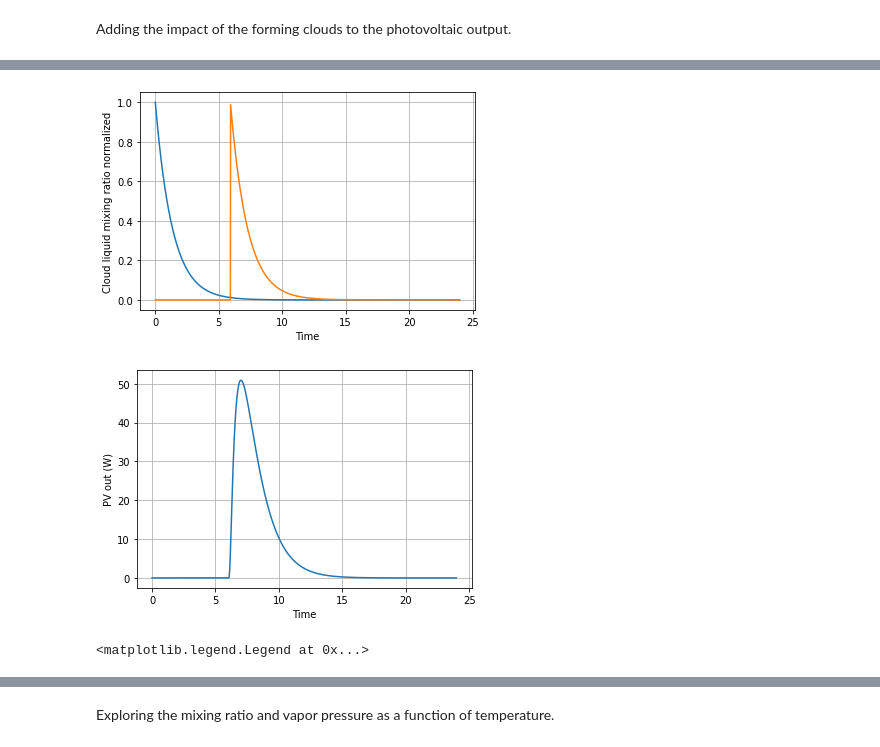
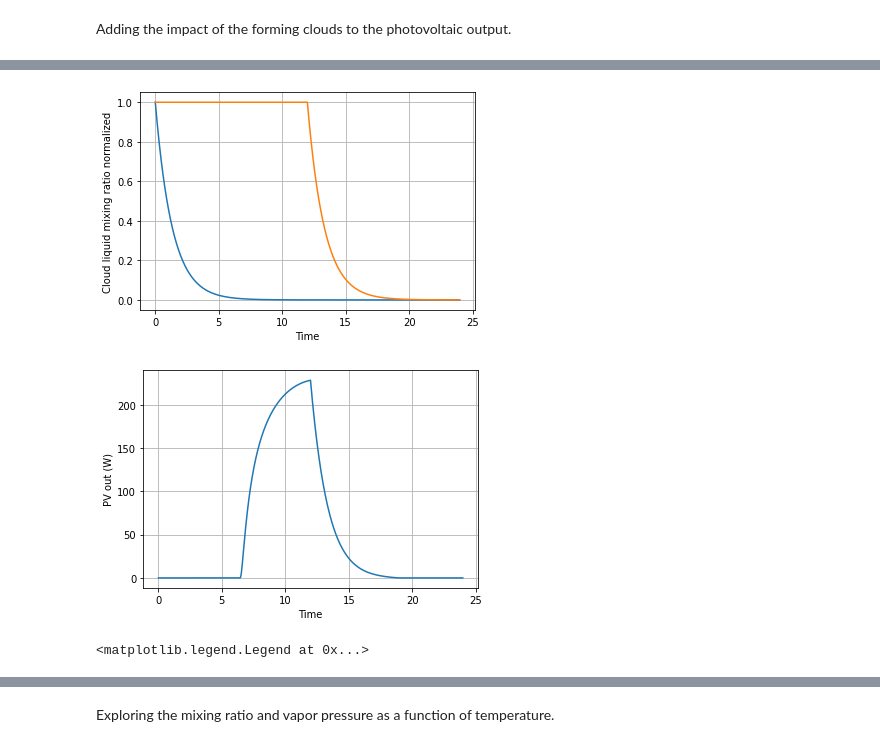
Before and after one commit to calvin-bales/Lectures, a Jupyter notebook: 2600_final.ipynb, the cells around one changed output, grey strips where cells are left out. Drawn from its saved outputs; the diff is of its cells as text; code cells hidden in the pictures.

```diff
--- a/2600_final.ipynb
+++ b/2600_final.ipynb
@@ -511,51 +625,53 @@ plt.legend(bbox_to_anchor=(1.05, 1), loc='upper left', borderaxespad=0.)
 Adding the impact of the forming clouds to the photovoltaic output.
 # %%
 # assigning values to decrease PV output
-T = 1
+degs = [1]
 
-es = vap_P(T, 2.5e6)
-e = vap_P(T_d, 2.5e6)
-rv = mix_ratio(e, P)
-rls = mix_ratio(es, P)
+for T in degs:
+  es = vap_P(T, 2.5e6)
+  e = vap_P(T_d, 2.5e6)
+  rv = mix_ratio(e, P)
+  rls = mix_ratio(es, P)
 
-rate = RK4(rv, rls, 0, 24, 1440) #set rc=1 -- saturated
+  rate = RK4(rv, rls, 0, 24, 1440) #set rc=1 -- saturated
 
-cloudiness = rate[2]
-timetime = rate[0]
-liste = np.arange(len(cloudiness))
+  cloudiness = rate[2]
+  timetime = rate[0]
+  liste = np.arange(len(cloudiness))
 
-#rescale cloudiness
-cover = []
-max_cloud = max(cloudiness)
-for i in liste:
-  n = cloudiness[i]/max_cloud
-  n = 1-n
-  cover.append(n)
+  #rescale cloudiness
+  cover = []
+  max_cloud = max(cloudiness)
+  for i in liste:
+    n = cloudiness[i]/max_cloud
+    n = 1-n
+    cover.append(n)
 
-# move clouds to form in the middle of the day for more interesting plot
-cloud = []
-p=0
-for i in range(len(temps)):
-  if temps[i]<sr:
-    cloud.append(0)
-  else:
-    p+=1
-    cloud.append(cover[p])
+  # move clouds to form in the middle of the day for more interesting plot
+  cloud = []
+  p=0
+  for i in range(len(temps)):
+    if temps[i]<720:
+      cloud.append(1)
+    else:
+      p+=1
+      cloud.append(cover[p])
 
-PV_cover = out_power*cloud
-diff = diffuse(zen[doy])/1000 #convert Watts to kW
+  PV_cover = out_power*cloud
+  diff = diffuse(zen[doy])/1000 #convert Watts to kW
 
-scatter = []
-for i in range(len(PV_cover)):
-  n = sun[i]/max(sun)
-  b = diff*n
-  s = PVout(T, b)
-  scatter.append(s)
+  scatter = []
+  for i in range(len(PV_cover)):
+    n = sun[i]/max(sun)
+    b = diff*n
+    s = PVout(T, b)
+    scatter.append(s)
 
-shadelight = scatter+PV_cover
+  shadelight = scatter+PV_cover
 
-plt.plot(temps/60, PV_cover*1000, label = "without diffuse irradiance")
-plt.plot(temps/60, shadelight*1000, label = "with diffuse irradiance")
+  plt.plot(temps/60, PV_cover*1000, label = "without diffuse irradiance")
+  plt.plot(temps/60, shadelight*1000, label = "with difuse irradiance")
+plt.vlines(12, 0, 250, linestyles="--")
 plt.grid()
 plt.xlabel("Time")
 plt.ylabel("PV out (W)")
@@ -579,7 +695,7 @@ plt.show()
 #plt.plot(out_power)
 
 plt.plot(temps/60, out_power, label = "Total PV output")
-plt.plot(temps/60, test, label = "Diffuse PV output")
+#plt.plot(temps/60, test, label = "Diffuse PV output")
 plt.grid()
 plt.xlabel("Time")
 plt.ylabel("PV out (kW)")
@@ -589,3 +705,3 @@ plt.legend(bbox_to_anchor=(1.05, 1), loc='upper left', borderaxespad=0.)
-[figure, old version]
+[figure, new version]
-[figure, old version]
+[figure, new version]
 <matplotlib.legend.Legend at 0x...>
```
Also changed, not shown: parts of 8 cells of this notebook.
